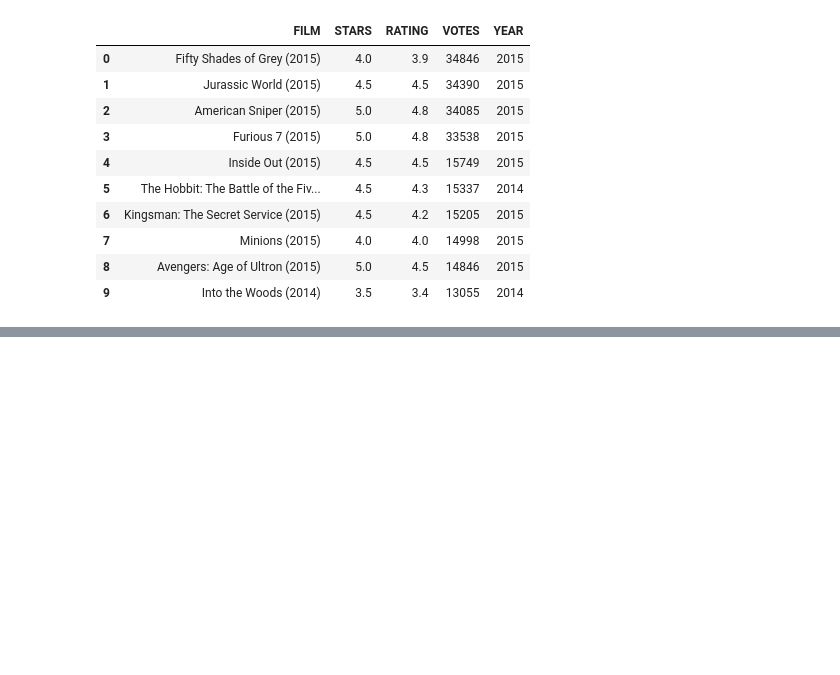
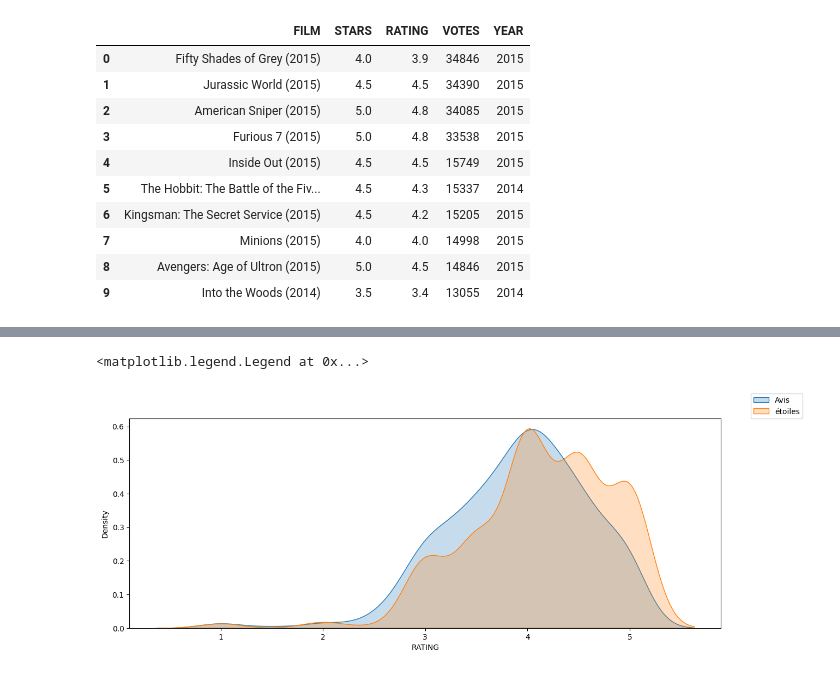
Before and after one commit to Mayandza/Projet, a Jupyter notebook: Projet_Fandango.ipynb, the cells around one changed output, grey strips where cells are left out. Saved outputs shown, nothing was run; the diff lists cells and outputs as text; code cells hidden in the pictures; blank space fills up the shorter version.

```diff
--- a/Projet_Fandango.ipynb
+++ b/Projet_Fandango.ipynb
@@ -151,0 +168,4 @@ fandango.sort_values('VOTES',ascending=False)[:10]
+# %%
+## Création  d'un dataframe avec les films qui ont été evalués.
+
+film_evalué = fandango[fandango['VOTES'] > 0]
@@ -151,0 +191,8 @@ fandango.sort_values('VOTES',ascending=False)[:10]
+# %%
+plt.figure(figsize=(14,5), dpi=100)
+sns.kdeplot(film_evalué, x='RATING', fill=True, label='Avis')
+sns.kdeplot(film_evalué, x='STARS', fill=True, label='étoiles')
+plt.legend(loc=(1.05,1))
+# %% [output]
+<matplotlib.legend.Legend at 0x...>
+[figure, added]
```
Also changed, not shown: parts of 3 cells of this notebook.
